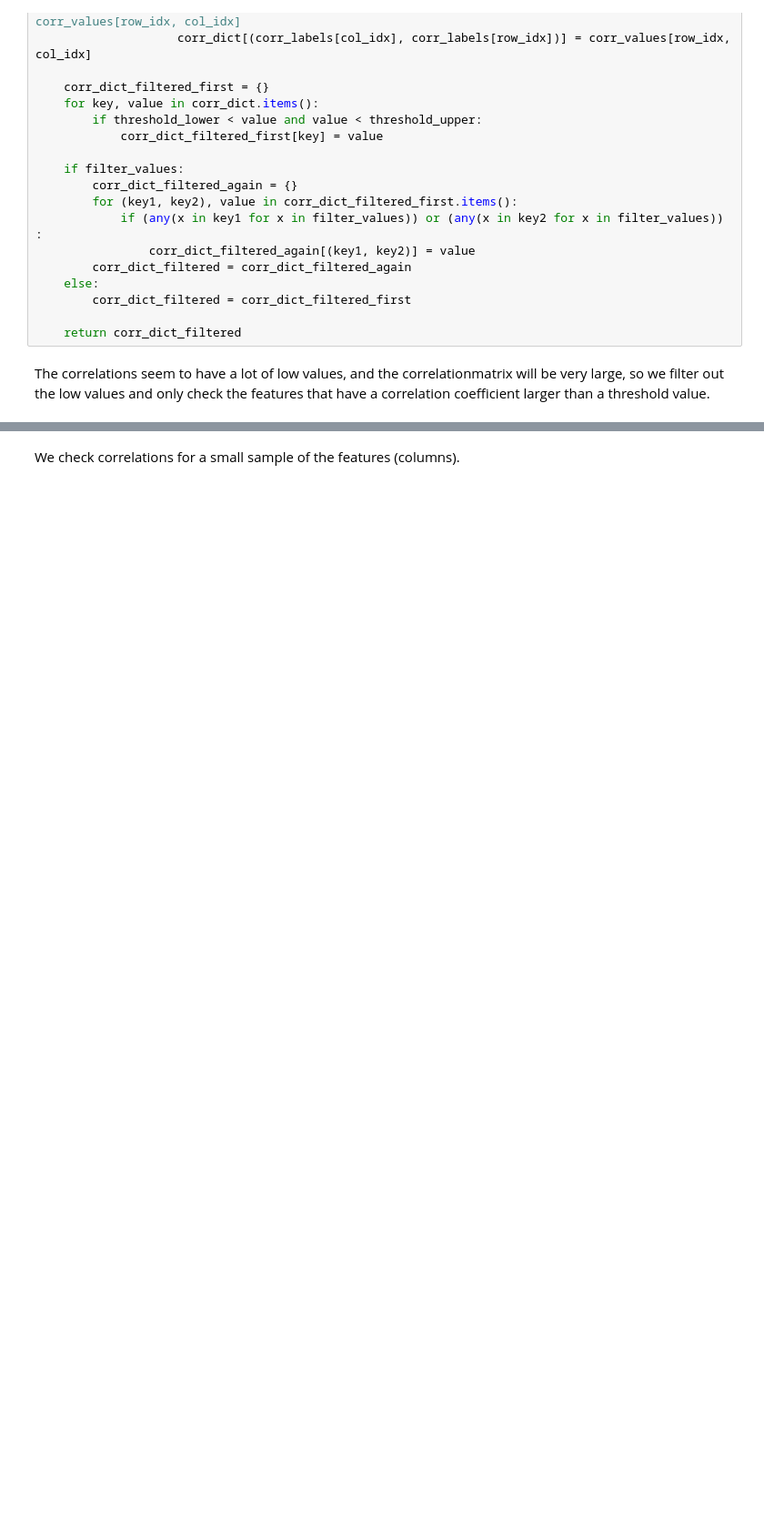
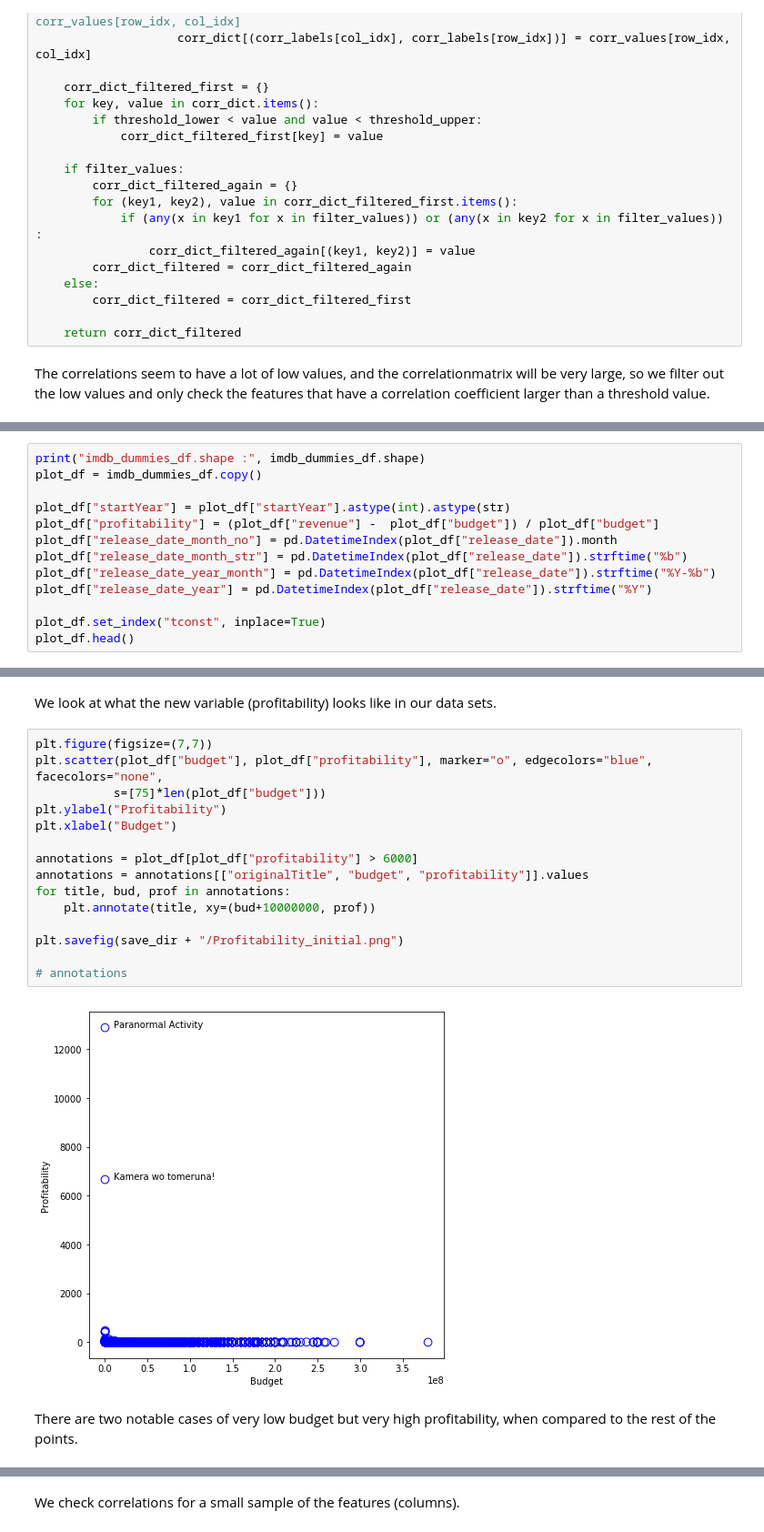
Before and after one commit to tcharsol/mads-movies, a Jupyter notebook: machine-learning-data-exploration.ipynb, the cells around one changed output, grey strips where cells are left out. Shown at 91% size. Cells and saved outputs as stored; diff of their text form; blank space fills up the shorter version.

```diff
--- a/machine-learning-data-exploration.ipynb
+++ b/machine-learning-data-exploration.ipynb
@@ -76,0 +120,13 @@ corr_cols_len = len(corr_cols)
+# %%
+print("imdb_dummies_df.shape :", imdb_dummies_df.shape)
+plot_df = imdb_dummies_df.copy()
+
+plot_df["startYear"] = plot_df["startYear"].astype(int).astype(str)
+plot_df["profitability"] = (plot_df["revenue"] -  plot_df["budget"]) / plot_df["budget"]
+plot_df["release_date_month_no"] = pd.DatetimeIndex(plot_df["release_date"]).month
+plot_df["release_date_month_str"] = pd.DatetimeIndex(plot_df["release_date"]).strftime("%b")
+plot_df["release_date_year_month"] = pd.DatetimeIndex(plot_df["release_date"]).strftime("%Y-%b")
+plot_df["release_date_year"] = pd.DatetimeIndex(plot_df["release_date"]).strftime("%Y")
+
+plot_df.set_index("tconst", inplace=True)
+plot_df.head()
@@ -76,0 +143,21 @@ corr_cols_len = len(corr_cols)
+# %% [markdown]
+We look at what the new variable (profitability) looks like in our data sets.
+# %%
+plt.figure(figsize=(7,7))
+plt.scatter(plot_df["budget"], plot_df["profitability"], marker="o", edgecolors="blue", facecolors="none",
+           s=[75]*len(plot_df["budget"]))
+plt.ylabel("Profitability")
+plt.xlabel("Budget")
+
+annotations = plot_df[plot_df["profitability"] > 6000]
+annotations = annotations[["originalTitle", "budget", "profitability"]].values
+for title, bud, prof in annotations:
+    plt.annotate(title, xy=(bud+10000000, prof))
+
+plt.savefig(save_dir + "/Profitability_initial.png")
+
+# annotations
+# %% [output]
+[figure, added]
+# %% [markdown]
+There are two notable cases of very low budget but very high profitability, when compared to the rest of the points.
```
Also changed, not shown: parts of 49 cells of this notebook, 13 other files.
